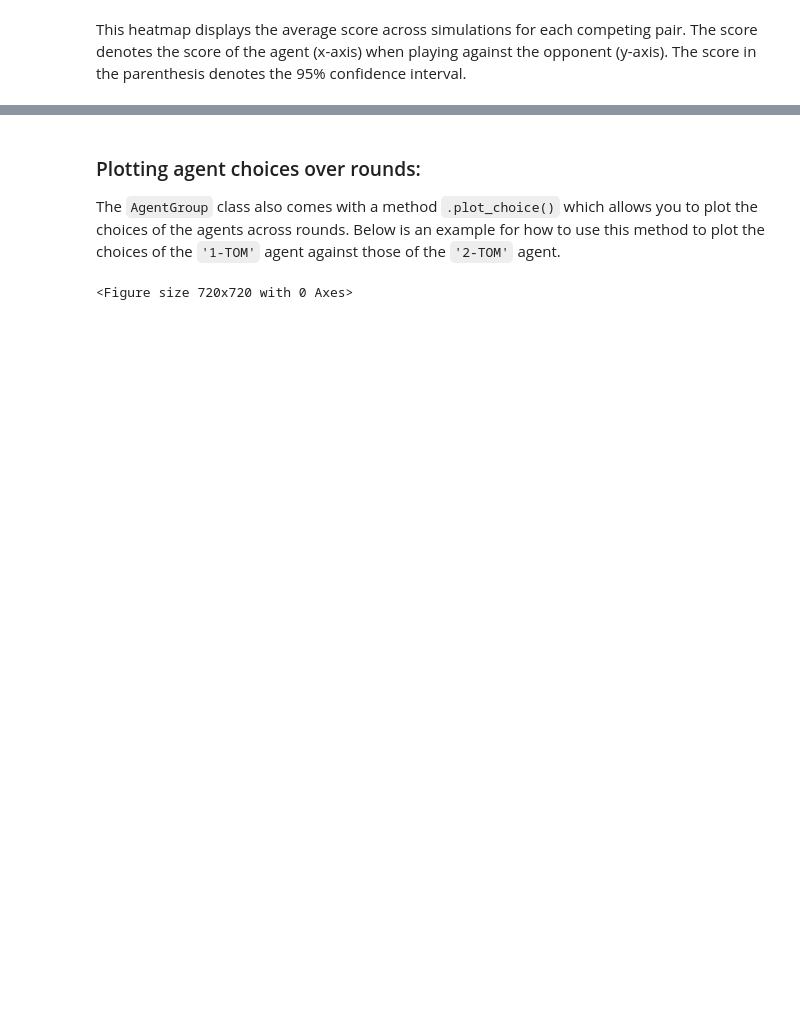
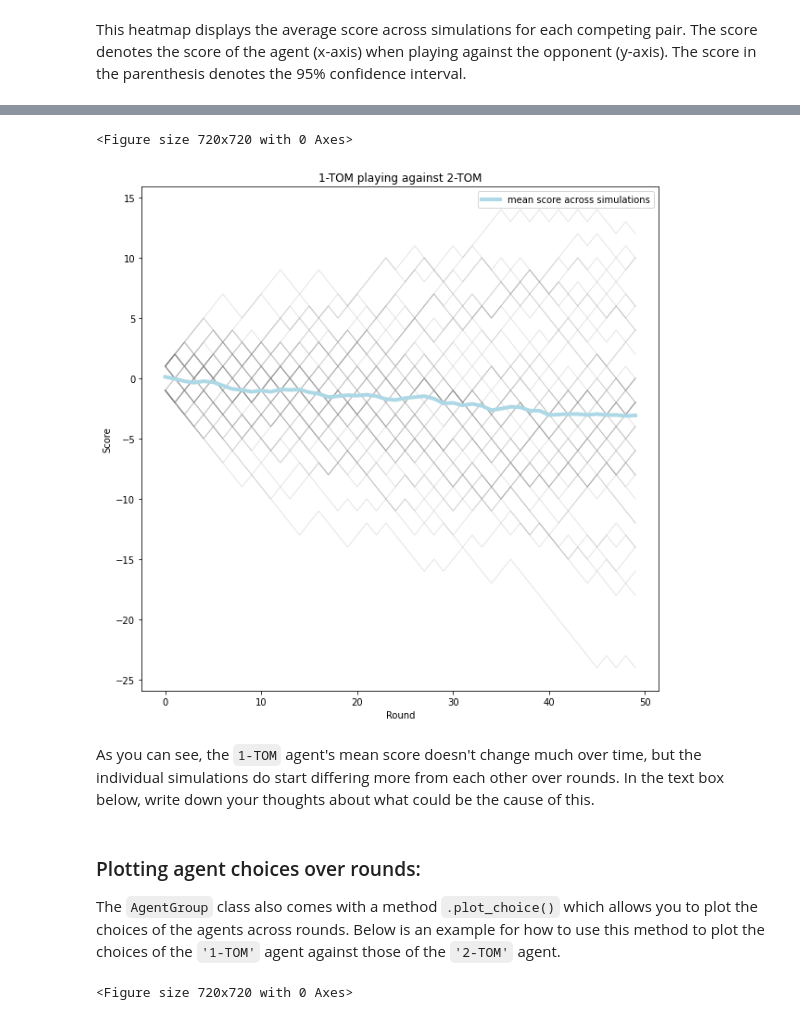
Before and after one commit to marieke-woensdregt/ABCM_Course, a Jupyter notebook: ABCM_Lab_01.ipynb, the cells around one changed output, grey strips where cells are left out. Cells and saved outputs as stored; diff of their text form; code cells hidden in the pictures; blank space fills up the shorter version.

````diff
--- a/ABCM_Lab_01.ipynb
+++ b/ABCM_Lab_01.ipynb
@@ -221,3 +232,10 @@
+# %%
+group.plot_score(agent0="1-TOM", agent1="2-TOM", agent=0)
+# %% [output]
+<Figure size 720x720 with 0 Axes>
+[figure, added]
+# %% [markdown]
+As you can see, the ```1-TOM``` agent's mean score doesn't change much over time, but the individual simulations do start differing more from each other over rounds. In the text box below, write down your thoughts about what could be the cause of this.
 # %% [markdown]
 ### Plotting agent choices over rounds:
 
````
Also changed, not shown: parts of 33 cells of this notebook.
